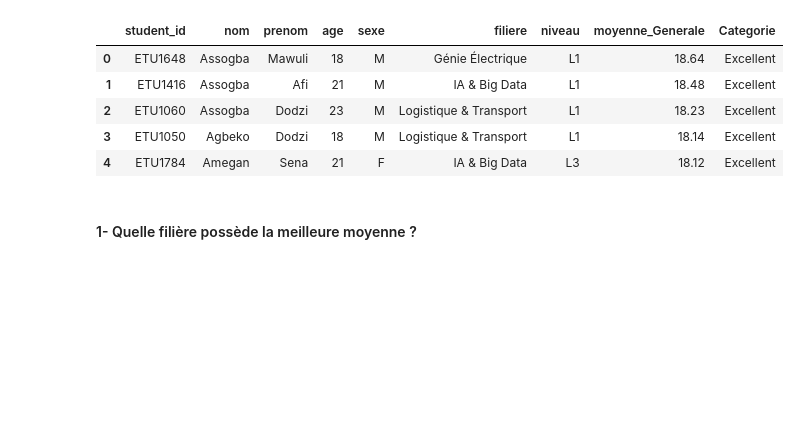
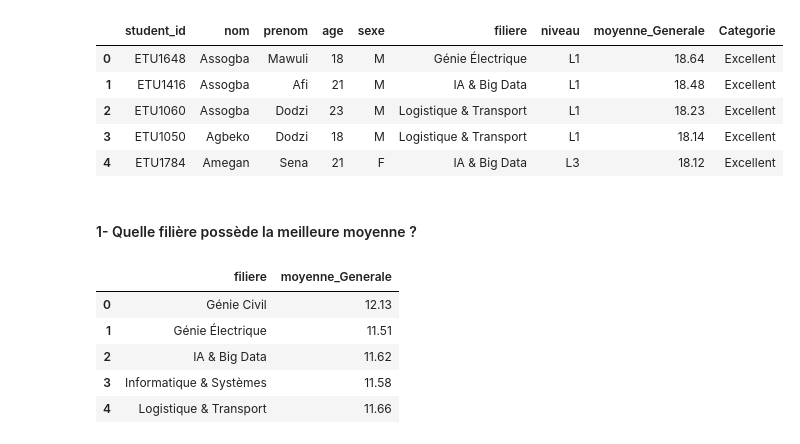
Before and after one commit to SAKPANI/Formation-Data_Science-et-Machine-Learning, a Jupyter notebook: PROJETS/Projet_Final_Matplotlib_Seaborn_Consignes/Visualisation.ipynb, the cells around one changed output. Cells and saved outputs as stored; diff of their text form; code cells hidden in the pictures; blank space fills up the shorter version.

```diff
--- a/PROJETS/Projet_Final_Matplotlib_Seaborn_Consignes/Visualisation.ipynb
+++ b/PROJETS/Projet_Final_Matplotlib_Seaborn_Consignes/Visualisation.ipynb
@@ -491,3 +483,14 @@ data.head()
 | 4 | ETU1784 | Amegan | Sena | 21 | F | IA & Big Data | L3 | 18.12 | Excellent |
 # %% [markdown]
 #### 1- Quelle filière possède la meilleure moyenne ?
+# %%
+moy_filiere = round(data.groupby("filiere")["moyenne_Generale"].mean(), 2)
+moy_filiere = moy_filiere.reset_index()
+moy_filiere
+# %% [output]
+|  | filiere | moyenne_Generale |
+| 0 | Génie Civil | 12.13 |
+| 1 | Génie Électrique | 11.51 |
+| 2 | IA & Big Data | 11.62 |
+| 3 | Informatique & Systèmes | 11.58 |
+| 4 | Logistique & Transport | 11.66 |
```
Also changed, not shown: parts of 7 cells of this notebook, 1 other file.
